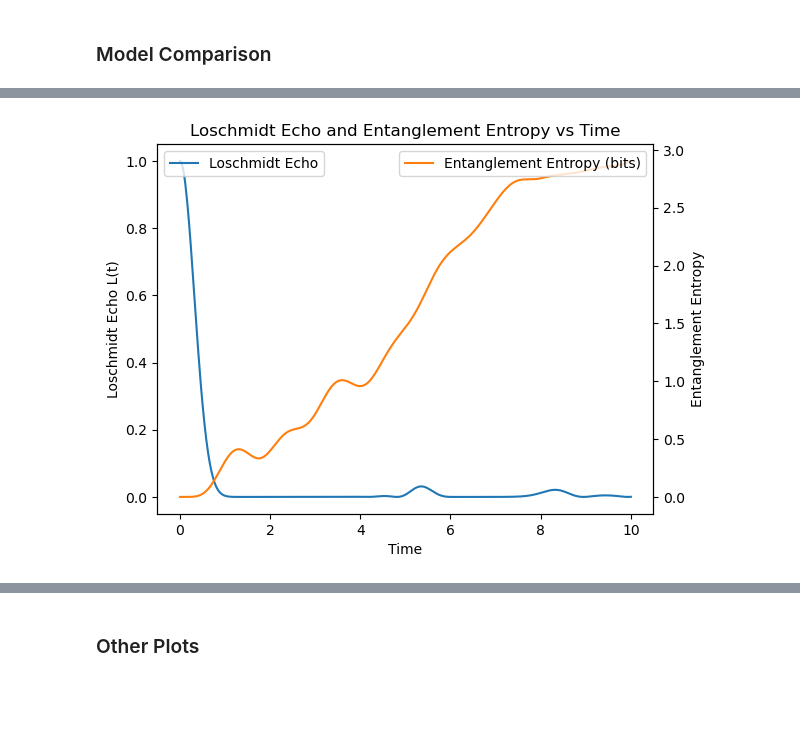
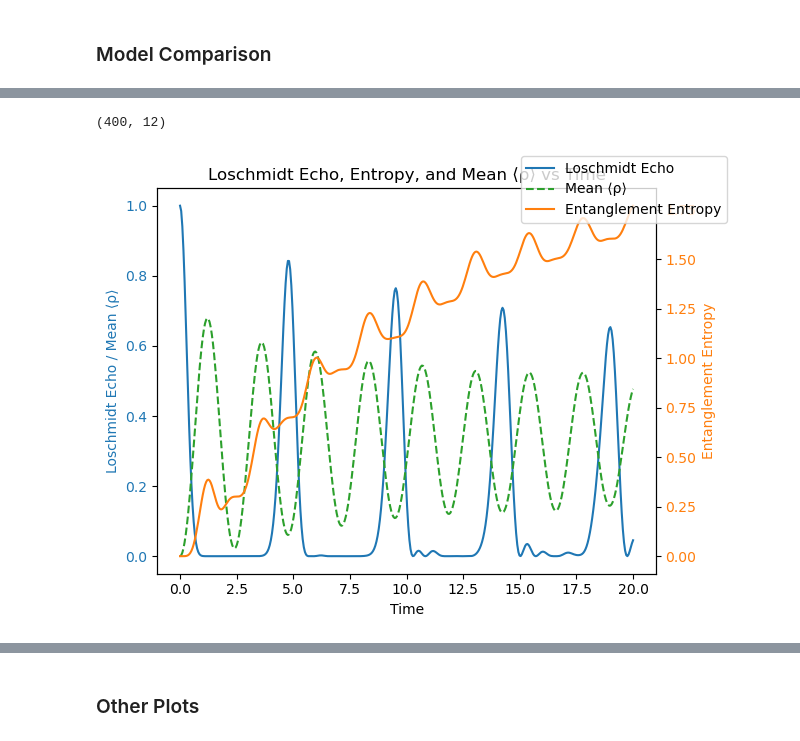
Before and after one commit to EmanueleCoradin/u1-lattice-gauge-rydberg-sim, a Jupyter notebook: main.ipynb, the cells around one changed output, grey strips where cells are left out. Cells and saved outputs as stored; diff of their text form; code cells hidden in the pictures; blank space fills up the shorter version.

```diff
--- a/main.ipynb
+++ b/main.ipynb
@@ -19,16 +19,17 @@ plt.style.use('tableau-colorblind10')
 # -----------------------------
 
 t_start   = 0
-t_end     = 50
-timesteps = 500
+t_end     = 20
+timesteps = 400
 
 # -----------------------------
 # Rydberg Chain
 # -----------------------------
 
 Omega = -1.
-delta = -0.5
-L     = 14
+delta = -0
+Delta = 0.*Omega
+L     = 12
 dA    = 2**6
 dB    = 2**6
 
@@ -48,18 +49,18 @@ L_s   = 12
 
 # Rydberg
 P      = blockade_projection_matrix(L)
-psi0_r = generate_initial_state(L, model = 'rydberg', kind='q-q-bar-bare')
+psi0_r = generate_initial_state(L, model = 'rydberg', kind='vacuum')
 psi0_r = P @ psi0_r
 psi0_r /= np.linalg.norm(psi0_r)
 
 # Schwinger
-psi0_s = generate_initial_state(L_s, model = 'schwinger', kind='q-q-bar-pair')
+psi0_s = generate_initial_state(L_s, model = 'schwinger', kind='vacuum')
 # %% [markdown]
 ### Hamiltonians and Diagonalization
 # %%
 # Rydberg
 L_eff = P.shape[0]
-H_FSS = P @ Compute_H_FSS_sparse(Omega, delta, L) @ P.T
+H_FSS = P @ Compute_H_FSS_sparse(Omega, delta, L, Delta) @ P.T
 H_FSS = H_FSS.toarray()
 e_vals_r, e_vecs_r = np.linalg.eigh(H_FSS)
 C_r   = np.ravel(e_vecs_r.conj().T @ psi0_r)
@@ -115,11 +116,13 @@ psi_t_lists   = [psi_t_r_list, psi_t_s_list]
 n_ops_lists   = [n_ops_r, n_ops_s]
 E_ops_lists   = [E_ops_r, E_ops_s]
 rho_ops_lists = [rho_r, rho_s]
-compare_models(
-    models=models,
+
+results = compute_model_expectations(
+    models=["Rydberg", "Schwinger"],
     psi_t_lists=psi_t_lists,
     n_ops_lists=n_ops_lists,
     E_ops_lists=E_ops_lists,
-    rho_ops_lists=rho_ops_lists,
-    t_vals=t_vals
+    rho_ops_lists=rho_ops_lists
 )
+
+plot_model_expectations(results, t_vals)
@@ -126,8 +131,12 @@ compare_models(
+# %%
+results["Rydberg"]["E"].shape
+# %% [output]
+(400, 12)
 # %%
-
+rho_expect_r = results["Rydberg"]["rho"]
 echo = compute_echo(psi_t_r_list, psi0_r)
 entropy = compute_entropy(psi_t_r_list, P.T, dA, dB)
 
-plot_echo_entropy(t_vals, echo, entropy)
+plot_echo_entropy(t_vals, echo, entropy, rho_expect_r)
 # %% [output]
-[figure, old version]
+[figure, new version]
```
Also changed, not shown: parts of 5 cells of this notebook, 4 other files.
